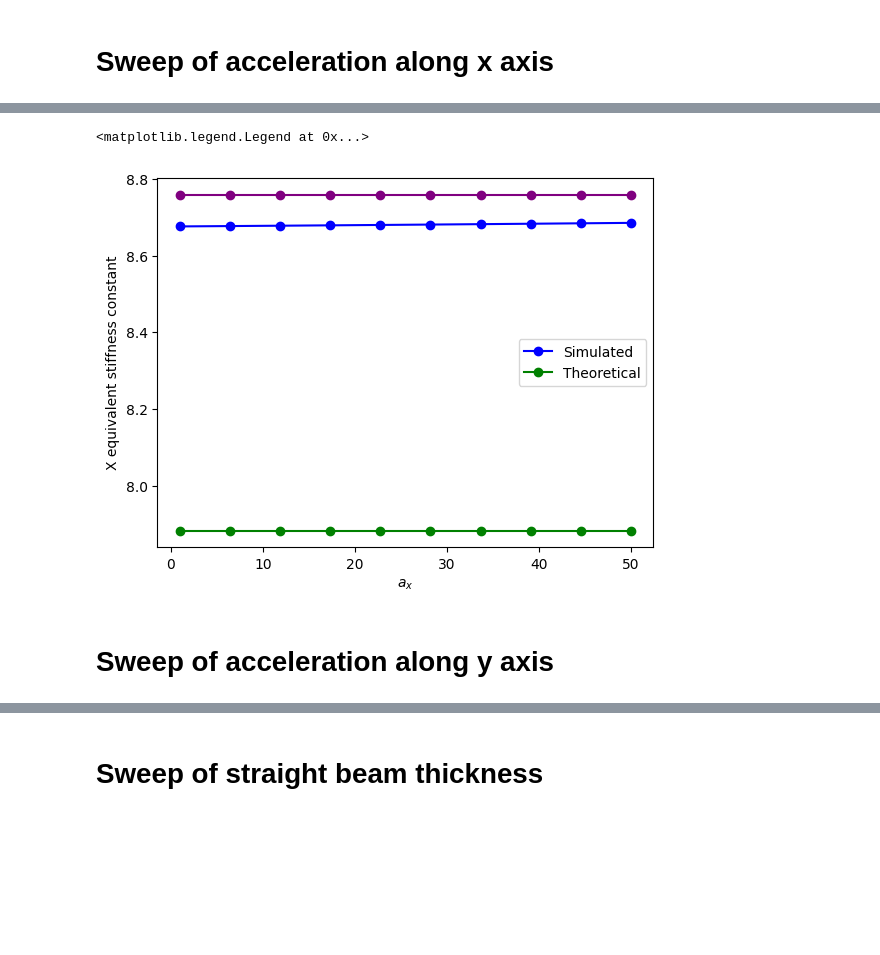
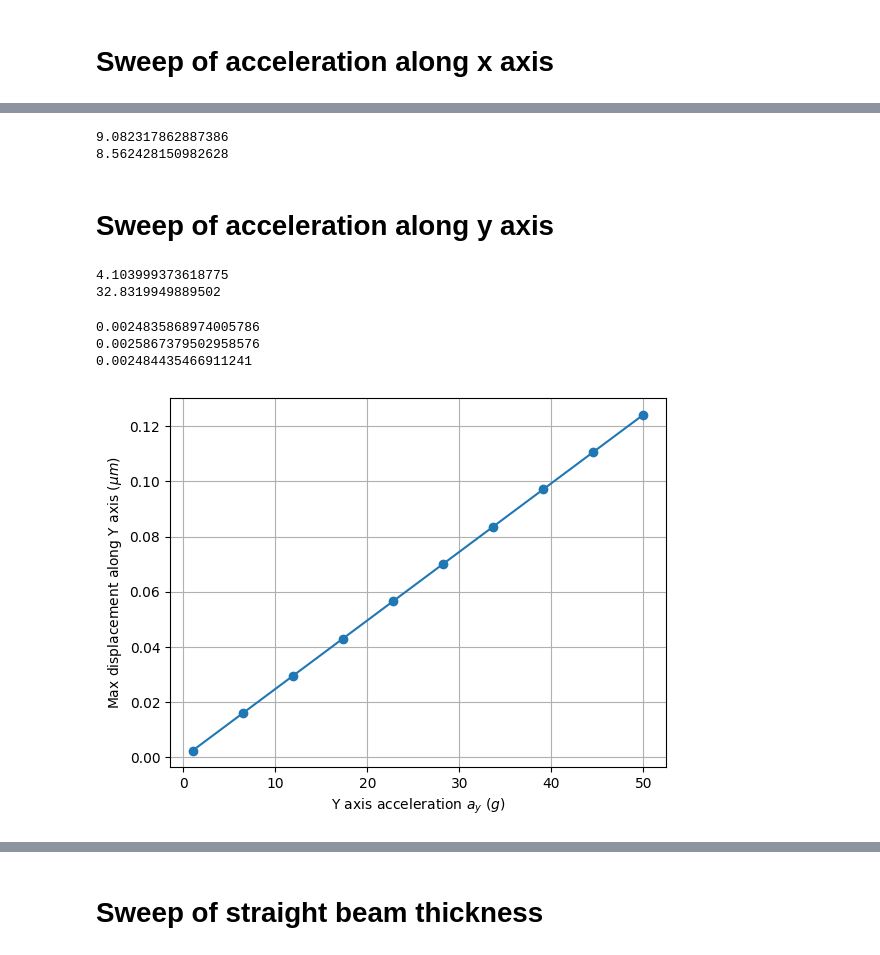
Before and after one commit to leonardobove/dual_axis_accelerometer, a Jupyter notebook: python/COMSOL_data_analysis.ipynb, the cells around one changed output, grey strips where cells are left out. Cells and saved outputs as stored; diff of their text form; code cells hidden in the pictures; blank space fills up the shorter version.

```diff
--- a/python/COMSOL_data_analysis.ipynb
+++ b/python/COMSOL_data_analysis.ipynb
@@ -73,14 +151,12 @@ array([1.88551607, 1.88570984, 1.88591031, 1.88611746, 1.88633128,
-# %%
-plt.plot(a_x, 4*eq_x_stiffness, "o-", color='blue', label="Simulated")
-#plt.plot(a_x, x_stiffness, "o-", color='red')
-plt.plot(a_x, x_stiffness_ideal, "o-", color='green', label="Theoretical")
-plt.plot(a_x, 2*x_stiffness_complex, "o-", color='purple')
-plt.xlabel("$a_x$")
-plt.ylabel("X equivalent stiffness constant")
-plt.legend()
-# %% [output]
-<matplotlib.legend.Legend at 0x...>
-[figure, removed]
+# %%
+k_x_article = E*pow((w_bx_default)/l_bx, 3)*(t_bx_default)
+k_x_complex = E*(t_bx_default/2)*pow((w_bx_default/2)/l_bx, 3)*(l_bx-l_by/3.6)/(l_bx+0.3*l_by)
+print(x_stiffness[0])
+#print(k_x_complex)
+print(4*eq_x_stiffness[0])
+# %% [output]
+9.082317862887386
+8.562428150982628
 # %% [markdown]
 # Sweep of acceleration along y axis
 # %%
@@ -91,7 +167,39 @@ with open(path, 'r') as file:
 
 xy_values = [tuple(map(float, line.split(','))) for line in lines if not line.startswith('%')]
 
-a_y, eq_y_stiffness, mass, y_displacement, s_y, s_y_beam, c_x, c_y = zip(*xy_values)
+a_y, eq_y_stiffness, mass, y_displacement, s_y, stress = zip(*xy_values)
+
+s_y = np.array(s_y)
+eq_y_stiffness = np.array(eq_y_stiffness)
+# %%
+# Y equivalent stiffness (mean)
+k_y_reduced = (eq_y_stiffness[0]+eq_y_stiffness[-1])/2
+k_y = 8*k_y_reduced
+k_y_article = 2*E*pow((w_by)/l_by, 3)*(t_by)
+print(k_y_reduced)
+print(k_y)
+# %% [output]
+4.103999373618775
+32.8319949889502
+# %%
+# Y displacement sensitivity
+print(s_y[0])
+s_y_ideal = rho*(w_m*l_m*t_m+64*w_f*l_f*t_f)*g/k_y_article
+s_y_real= rho*(w_m*l_m*t_m+64*w_f*l_f*t_f)*g/k_y
+print(s_y_ideal/1e-6)
+print(s_y_real/1e-6)
+# %% [output]
+0.0024835868974005786
+0.0025867379502958576
+0.002484435466911241
+# %%
+plt.plot(a_y, y_displacement, "o-")
+plt.xlabel("Y axis acceleration $a_y$ $(g)$")
+plt.ylabel("Max displacement along Y axis $(\\mu m)$")
+plt.grid('on')
+tikzplotlib.save("../report/tikz/y_disp.tex")
+# %% [output]
+[figure, added]
 # %%
 # Let's compare the equivalent stiffness coefficients obtained in the full simulation and in the single beam simulation
 
```
Also changed, not shown: parts of 23 cells of this notebook, 39 other files.
